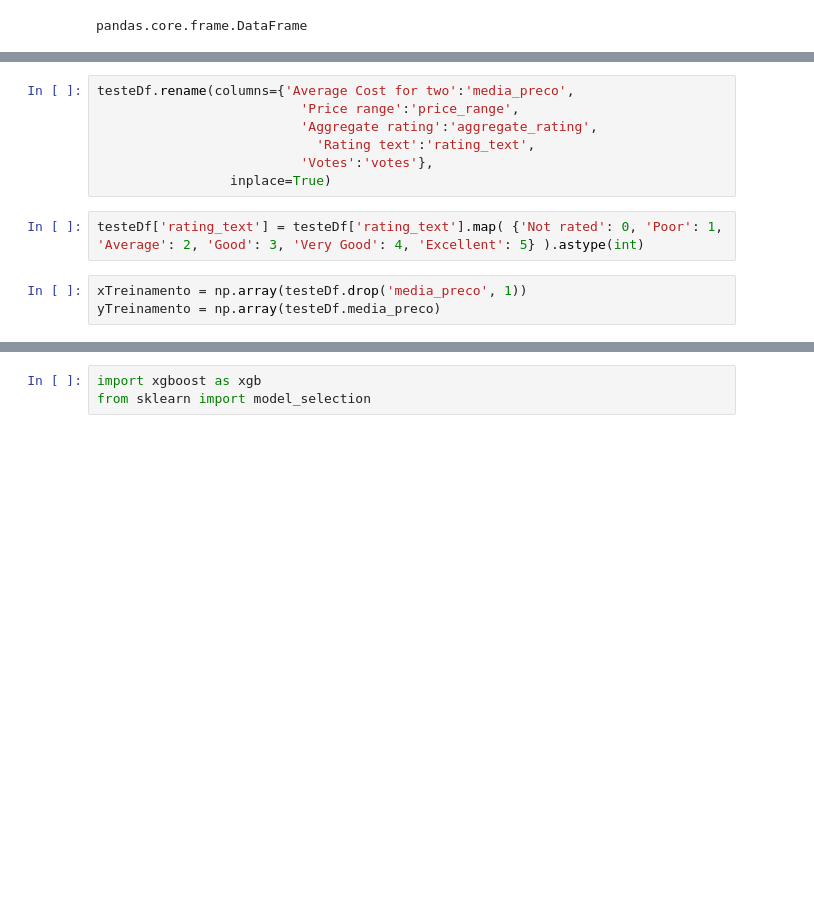
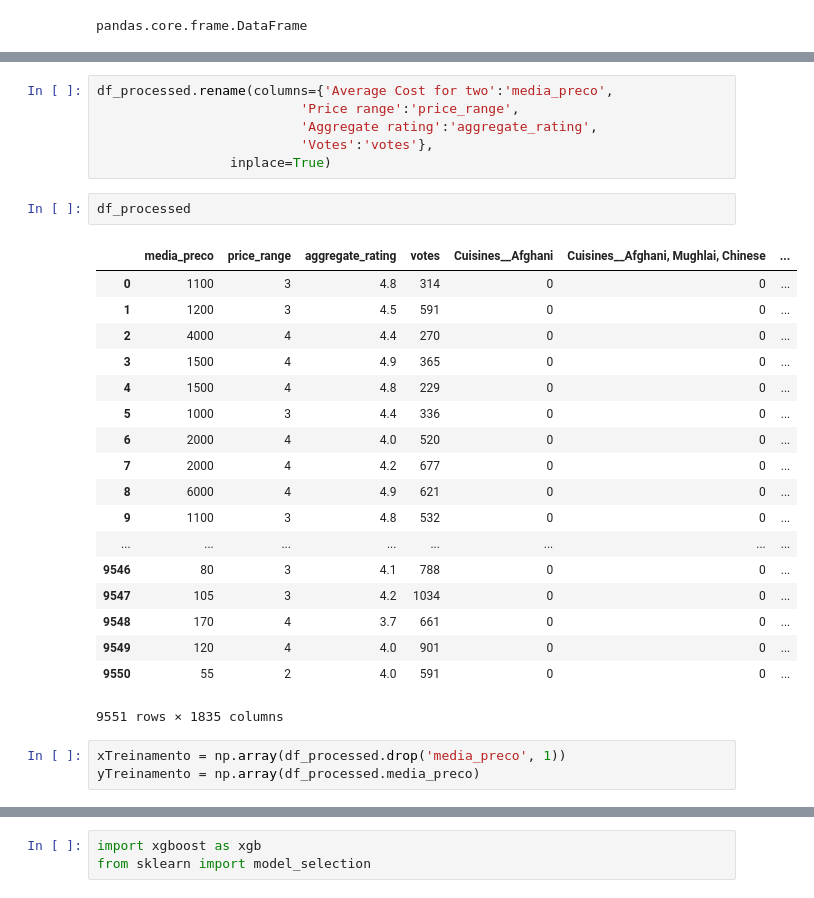
Before and after one commit to FaelKarlos/InteligenciaArtificial-MoveMe, a Jupyter notebook: PredicaoMoveMe/PredicaoMoveMe.ipynb, the cells around one changed output, grey strips where cells are left out. Drawn from its saved outputs; the diff is of its cells as text; blank space fills up the shorter version.

Commit message:
Aplicando OneHot Encoding
Mudando o treinamento aplicando o onehotencoding falta o dicionario

```diff
--- a/PredicaoMoveMe/PredicaoMoveMe.ipynb
+++ b/PredicaoMoveMe/PredicaoMoveMe.ipynb
@@ -46,15 +51,33 @@ testeDf = pd.DataFrame((zomato[['Average Cost for two', 'Price range', 'Aggregat
 # %%
-testeDf.rename(columns={'Average Cost for two':'media_preco',
+df_processed.rename(columns={'Average Cost for two':'media_preco',
                           'Price range':'price_range',
                           'Aggregate rating':'aggregate_rating',
-                            'Rating text':'rating_text',
                           'Votes':'votes'},
                  inplace=True)
-# %%
-testeDf['rating_text'] = testeDf['rating_text'].map( {'Not rated': 0, 'Poor': 1, 'Average': 2, 'Good': 3, 'Very Good': 4, 'Excellent': 5} ).astype(int)
+# %%
+df_processed
+# %% [output]
+|  | media_preco | price_range | aggregate_rating | votes | Cuisines__Afghani | Cuisines__Afghani, Mughlai, Chinese | ... |
+| 0 | 1100 | 3 | 4.8 | 314 | 0 | 0 | ... |
+| 1 | 1200 | 3 | 4.5 | 591 | 0 | 0 | ... |
+| 2 | 4000 | 4 | 4.4 | 270 | 0 | 0 | ... |
+| 3 | 1500 | 4 | 4.9 | 365 | 0 | 0 | ... |
+| 4 | 1500 | 4 | 4.8 | 229 | 0 | 0 | ... |
+| 5 | 1000 | 3 | 4.4 | 336 | 0 | 0 | ... |
+| 6 | 2000 | 4 | 4.0 | 520 | 0 | 0 | ... |
+| 7 | 2000 | 4 | 4.2 | 677 | 0 | 0 | ... |
+| 8 | 6000 | 4 | 4.9 | 621 | 0 | 0 | ... |
+| 9 | 1100 | 3 | 4.8 | 532 | 0 | 0 | ... |
+| ... | ... | ... | ... | ... | ... | ... | ... |
+| 9546 | 80 | 3 | 4.1 | 788 | 0 | 0 | ... |
+| 9547 | 105 | 3 | 4.2 | 1034 | 0 | 0 | ... |
+| 9548 | 170 | 4 | 3.7 | 661 | 0 | 0 | ... |
+| 9549 | 120 | 4 | 4.0 | 901 | 0 | 0 | ... |
+| 9550 | 55 | 2 | 4.0 | 591 | 0 | 0 | ... |
+9551 rows × 1835 columns
 # %%
-xTreinamento = np.array(testeDf.drop('media_preco', 1))
-yTreinamento = np.array(testeDf.media_preco)
+xTreinamento = np.array(df_processed.drop('media_preco', 1))
+yTreinamento = np.array(df_processed.media_preco)
 # %%
 xTreinamento.shape
 # %% [output]
```
Also changed, not shown: parts of 13 cells of this notebook.
